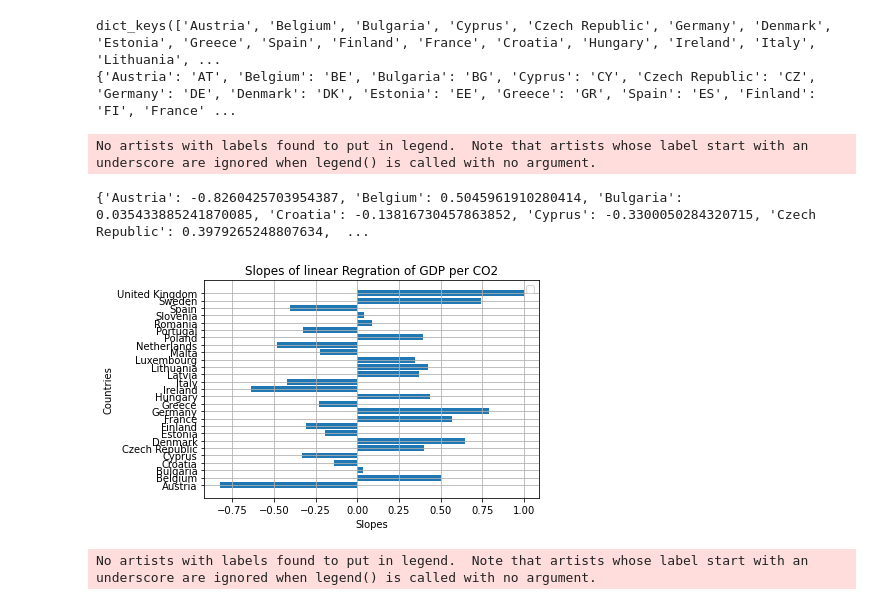
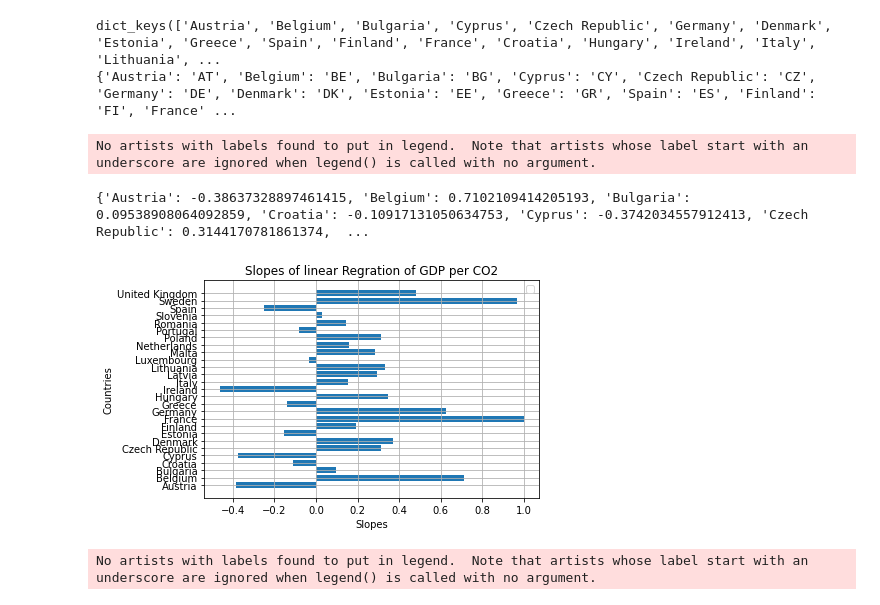
Before and after one commit to kwpap/Diplomatiki_kwpap_model_1, a Jupyter notebook: First tryv2.ipynb, the cells around one changed output. Cells and saved outputs as stored; diff of their text form; code cells hidden in the pictures.

Commit message:
images

```diff
--- a/First tryv2.ipynb
+++ b/First tryv2.ipynb
@@ -95,8 +95,8 @@ Countrys_number_for_diagrams = 10 # Διάλεξε χώρα
 
 # Training of the linear regration of GDP over CO2 emissions
 # Data available from 1960 to 2020
-first_year_of_calculation = 1960
-last_year_of_calculation = 2020
+first_year_of_calculation = 1990
+last_year_of_calculation = 2018
 Need_diagrams_of_linear_regration = False # True if you want to see the diagrams of the linear regression
 
 Prediction_year = 2018 # must be between
@@ -276,34 +276,34 @@ for c in EUcountries:
         end -= 1
 
     results_of_linear[c] = stats.linregress(xx, yy)
 
     slopes[c] = float(results_of_linear[c].slope)
     if (Need_diagrams_of_linear_regration):
         print (results_of_linear[c])
         plt.plot(xx, yy, 'o' )
         axes = plt.gca()
         x_vals = np.array(axes.get_xlim())
         y_vals = results_of_linear[c].intercept + results_of_linear[c].slope * x_vals
         plt.plot(x_vals, y_vals)
         plt.legend()
         plt.grid()
         plt.title('Linear Regression of CO2 emissions and GDP for ' + c + ' in ' + str(start) + '-' + str(end)+ "\n" + "R^2 = " + str(results_of_linear[c].rvalue**2))
-        plt.ylabel('CO2 emissions')
-        plt.xlabel('GDP')
+        plt.ylabel('GDP')
+        plt.xlabel('CO2 emissions')
         plt.show()
 slopes = Normalize_dictionary(slopes)
 print(slopes)
 
 
 # graph for slopes
 plt.barh(list(slopes.keys()) ,list(slopes.values()))
 plt.ylabel('Countries')
 plt.xlabel('Slopes')
 plt.title('Slopes of linear Regration of GDP per CO2')
 plt.grid()
 plt.legend()
 plt.show()
 # %% [output]
 No artists with labels found to put in legend.  Note that artists whose label start with an underscore are ignored when legend() is called with no argument.
-{'Austria': -0.8260425703954387, 'Belgium': 0.5045961910280414, 'Bulgaria': 0.035433885241870085, 'Croatia': -0.13816730457863852, 'Cyprus': -0.3300050284320715, 'Czech Republic': 0.3979265248807634,  ...
+{'Austria': -0.38637328897461415, 'Belgium': 0.7102109414205193, 'Bulgaria': 0.09538908064092859, 'Croatia': -0.10917131050634753, 'Cyprus': -0.3742034557912413, 'Czech Republic': 0.3144170781861374,  ...
-[figure, old version]
+[figure, new version]
```
Also changed, not shown: parts of 3 cells of this notebook, 6 other files.
